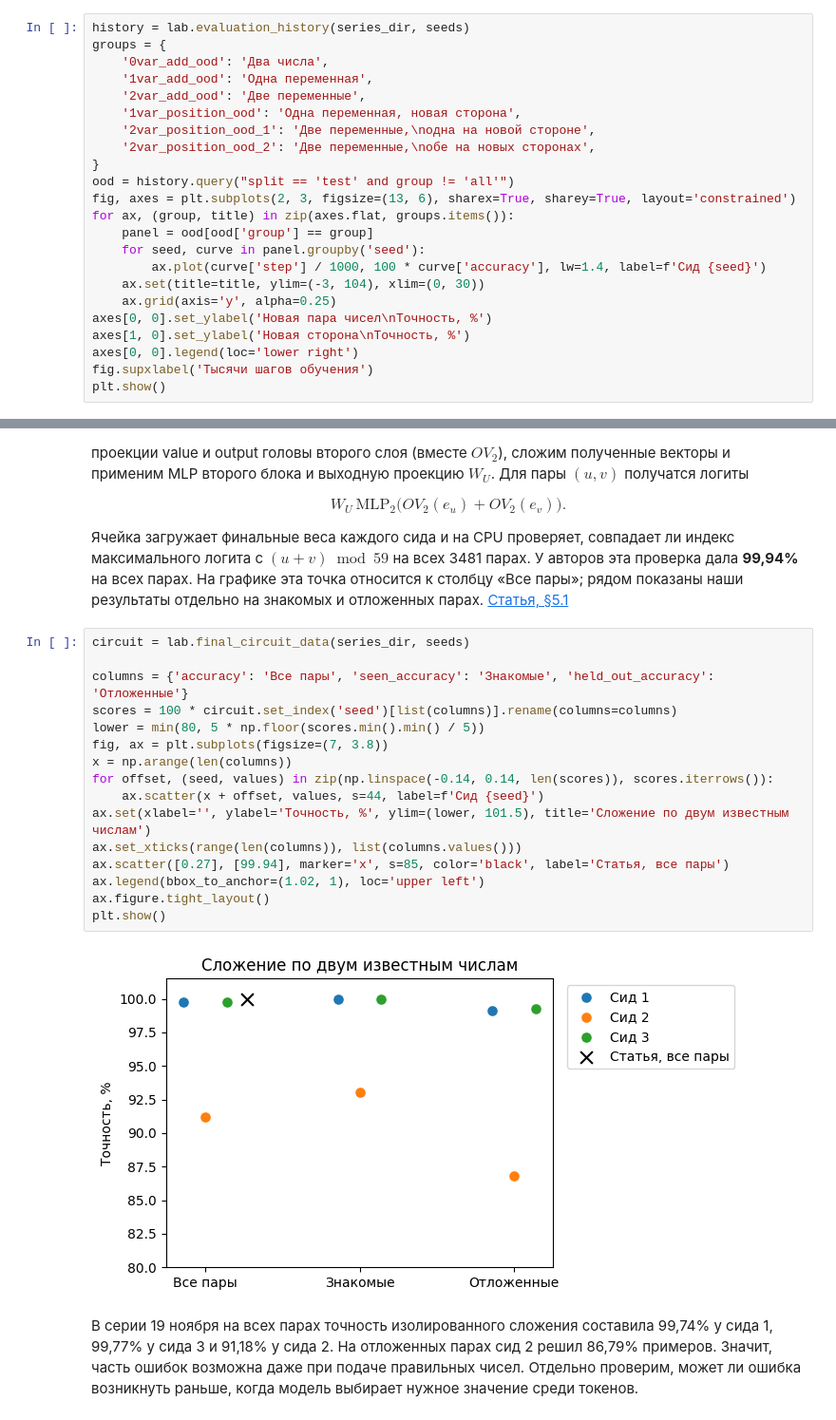
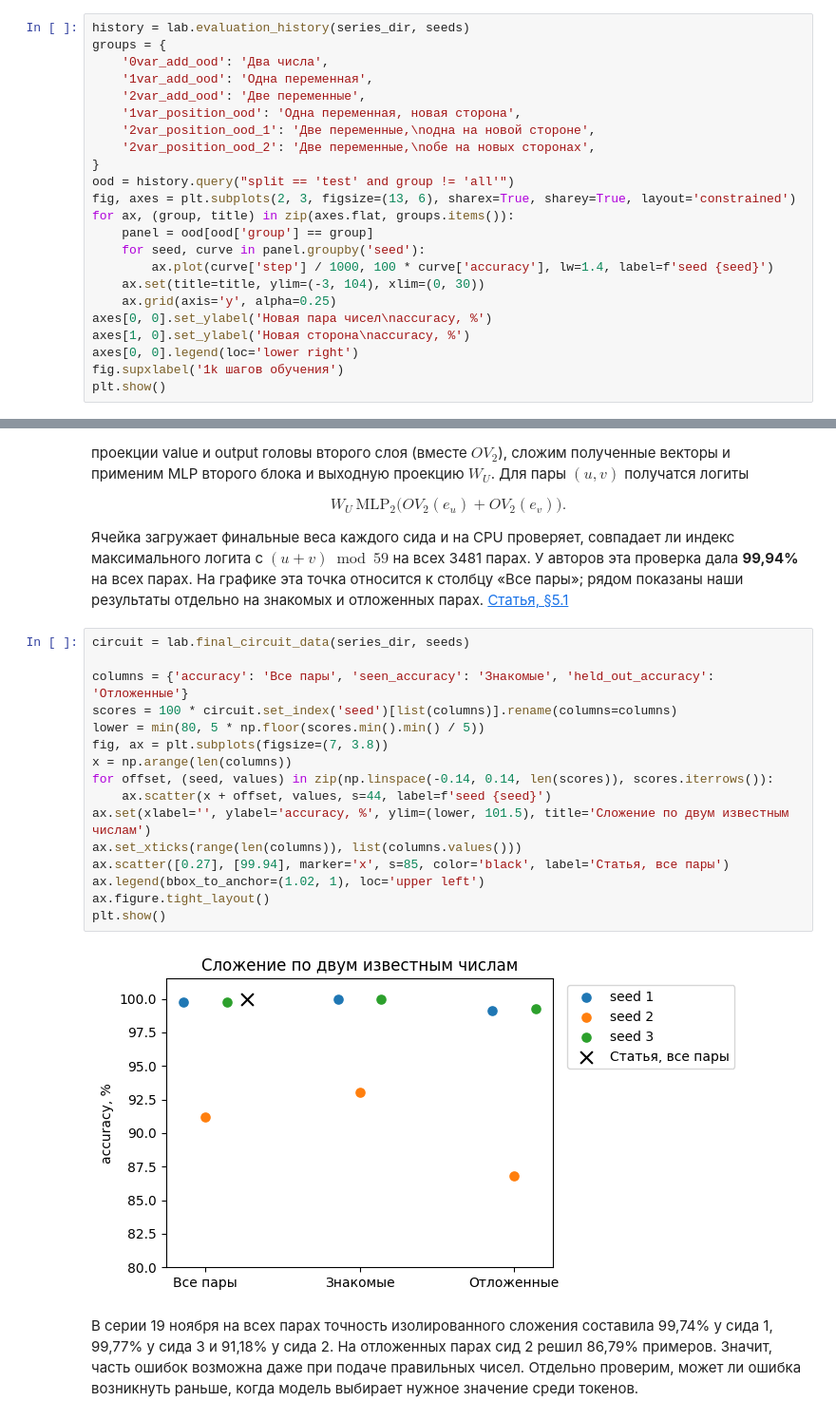
Before and after one commit to gdifer12/research_programm_icl, a Jupyter notebook: notebooks/assign-and-add.ipynb, the cells around one changed output, grey strips where cells are left out. Shown at 95% size. Saved outputs shown, nothing was run; the diff lists cells and outputs as text.

```diff
--- a/notebooks/assign-and-add.ipynb
+++ b/notebooks/assign-and-add.ipynb
@@ -150,12 +150,12 @@ fig, axes = plt.subplots(2, 3, figsize=(13, 6), sharex=True, sharey=True, layout
 for ax, (group, title) in zip(axes.flat, groups.items()):
     panel = ood[ood['group'] == group]
     for seed, curve in panel.groupby('seed'):
-        ax.plot(curve['step'] / 1000, 100 * curve['accuracy'], lw=1.4, label=f'Сид {seed}')
+        ax.plot(curve['step'] / 1000, 100 * curve['accuracy'], lw=1.4, label=f'seed {seed}')
     ax.set(title=title, ylim=(-3, 104), xlim=(0, 30))
     ax.grid(axis='y', alpha=0.25)
-axes[0, 0].set_ylabel('Новая пара чисел\nТочность, %')
-axes[1, 0].set_ylabel('Новая сторона\nТочность, %')
+axes[0, 0].set_ylabel('Новая пара чисел\naccuracy, %')
+axes[1, 0].set_ylabel('Новая сторона\naccuracy, %')
 axes[0, 0].legend(loc='lower right')
-fig.supxlabel('Тысячи шагов обучения')
+fig.supxlabel('1k шагов обучения')
 plt.show()
 # %% [output]
@@ -185,21 +185,21 @@ $$
 # %%
 circuit = lab.final_circuit_data(series_dir, seeds)
 
 columns = {'accuracy': 'Все пары', 'seen_accuracy': 'Знакомые', 'held_out_accuracy': 'Отложенные'}
 scores = 100 * circuit.set_index('seed')[list(columns)].rename(columns=columns)
 lower = min(80, 5 * np.floor(scores.min().min() / 5))
 fig, ax = plt.subplots(figsize=(7, 3.8))
 x = np.arange(len(columns))
 for offset, (seed, values) in zip(np.linspace(-0.14, 0.14, len(scores)), scores.iterrows()):
-    ax.scatter(x + offset, values, s=44, label=f'Сид {seed}')
-ax.set(xlabel='', ylabel='Точность, %', ylim=(lower, 101.5), title='Сложение по двум известным числам')
+    ax.scatter(x + offset, values, s=44, label=f'seed {seed}')
+ax.set(xlabel='', ylabel='accuracy, %', ylim=(lower, 101.5), title='Сложение по двум известным числам')
 ax.set_xticks(range(len(columns)), list(columns.values()))
 ax.scatter([0.27], [99.94], marker='x', s=85, color='black', label='Статья, все пары')
 ax.legend(bbox_to_anchor=(1.02, 1), loc='upper left')
 ax.figure.tight_layout()
 plt.show()
 # %% [output]
-[figure, old version]
+[figure, new version]
 # %% [markdown]
 В серии 19 ноября на всех парах точность изолированного сложения составила 99,74% у сида 1, 99,77% у сида 3 и 91,18% у сида 2. На отложенных парах сид 2 решил 86,79% примеров. Значит, часть ошибок возможна даже при подаче правильных чисел. Отдельно проверим, может ли ошибка возникнуть раньше, когда модель выбирает нужное значение среди токенов.
 # %% [markdown]
```
Also changed, not shown: parts of 4 cells of this notebook.
